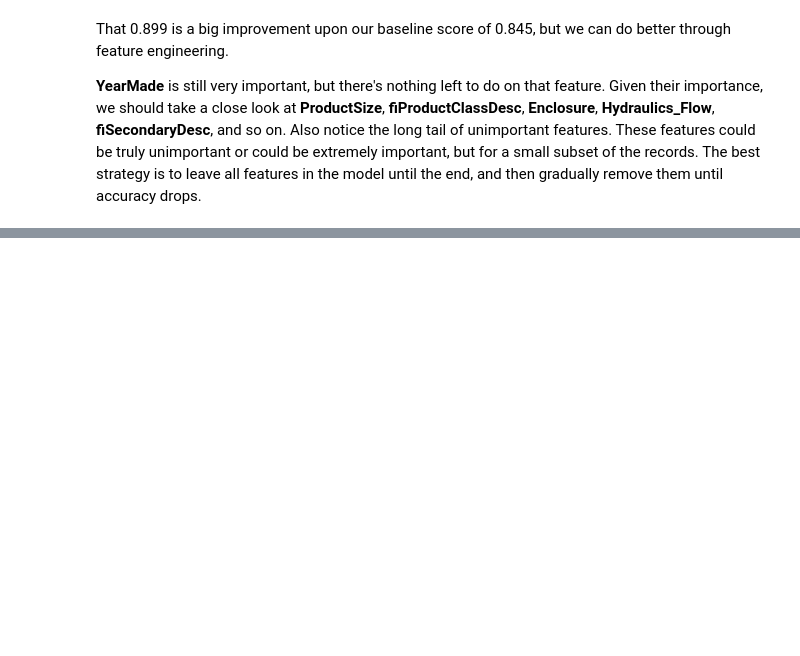
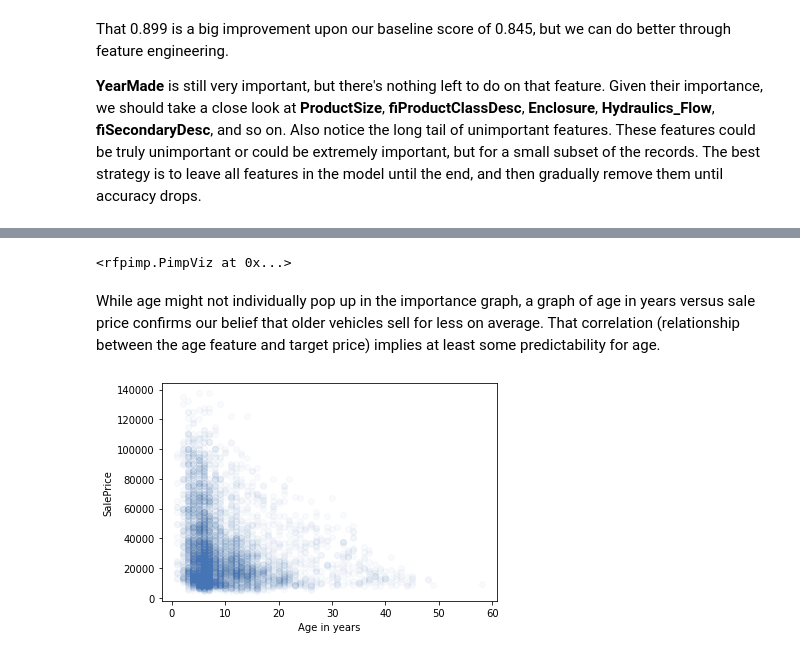
Before and after one commit to georggie/The-Mechanics-of-Machine-Learning, a Jupyter notebook: notes/Blue-Book-for-Bulldozers.ipynb, the cells around one changed output, grey strips where cells are left out. Drawn from its saved outputs; the diff is of its cells as text; code cells hidden in the pictures; blank space fills up the shorter version.

```diff
--- a/notes/Blue-Book-for-Bulldozers.ipynb
+++ b/notes/Blue-Book-for-Bulldozers.ipynb
@@ -390,0 +416,6 @@ That 0.899 is a big improvement upon our baseline score of 0.845, but we can do
+# %%
+df_raw = pd.read_feather("../data/bulldozer-train.feather")
+
+# same 100,000 records as before
+df_raw = df_raw.iloc[-100_000:]
+df = pd.read_feather("../data/bulldozer-train-clean.feather")
@@ -390,0 +445,5 @@ That 0.899 is a big improvement upon our baseline score of 0.845, but we can do
+# %%
+df['age'] = df['saleyear'] - df['YearMade']
+
+X, y = df.drop('SalePrice', axis=1), df['SalePrice']
+rf, oob_age = train_rf(X, y, n_estimators=150)
@@ -390,0 +463,28 @@ That 0.899 is a big improvement upon our baseline score of 0.845, but we can do
+# %%
+features = list(df.drop('SalePrice',axis=1).columns)
+datefeatures = list(df.filter(regex=("sale*")).columns)
+
+for f in datefeatures:
+    features.remove(f)
+
+features.remove('YearMade')
+features.remove('age')
+
+features += [['YearMade','age']+datefeatures]
+
+imp = importances(rf, X, y, features=features)
+plot_importances(imp.head(15), width=10, minheight=5)
+# %% [output]
+<rfpimp.PimpViz at 0x...>
+# %% [markdown]
+While age might not individually pop up in the importance graph, a graph of age in years versus sale price confirms our belief that older vehicles sell for less on average. That correlation (relationship between the age feature and target price) implies at least some predictability for age.
+# %%
+fig,ax = plt.subplots()
+
+df_small = df.sample(n=5_000) # don't draw too many dots
+
+ax.scatter(df_small['age'], df_small['SalePrice'], alpha=0.03, c=color_palette['blue'])
+ax.set_ylabel("SalePrice")
+ax.set_xlabel("Age in years");
+# %% [output]
+[figure, added]
```
Also changed, not shown: parts of 32 cells of this notebook, 1 other file.
